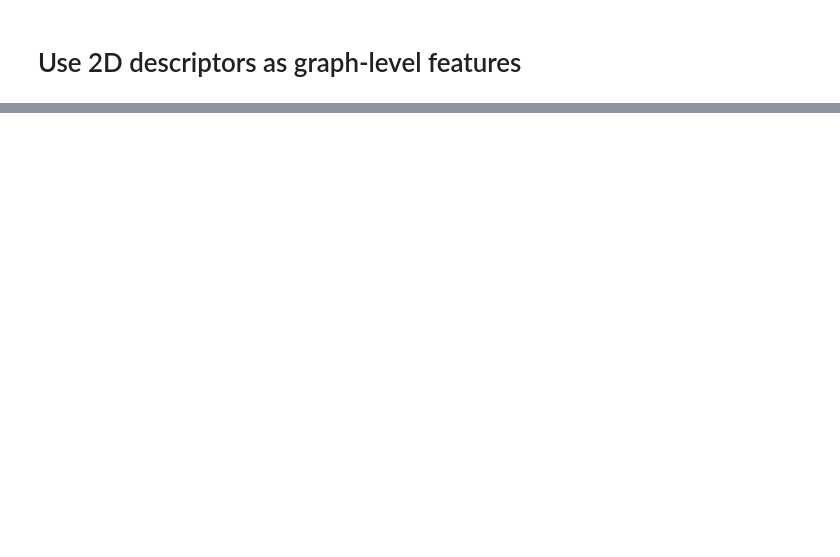
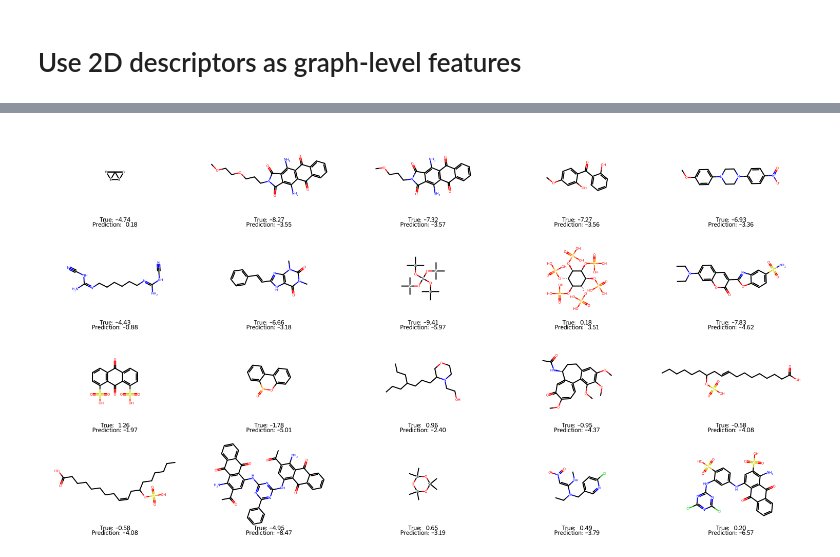
Before and after one commit to ManuelGehl/molecule_solubility, a Jupyter notebook: scripts/graph_models.ipynb, the cells around one changed output, grey strips where cells are left out. Drawn from its saved outputs; the diff is of its cells as text; code cells hidden in the pictures; blank space fills up the shorter version.

```diff
--- a/scripts/graph_models.ipynb
+++ b/scripts/graph_models.ipynb
@@ -819,0 +947,21 @@ RMSE graph_model: 0.871
+# %%
+# Select overestimated and underestimated entries
+top10_underestimated = error_analysis_df.sort_values(by="residual").iloc[:10,].loc[:, ["Name", "SMILES", "solubility", "prediction"]]
+top10_overestimated = error_analysis_df.sort_values(by="residual").iloc[-10:,].loc[:, ["Name", "SMILES", "solubility", "prediction"]]
+# %%
+# Convert SMILES strings to molecule objects
+molecules = []
+legends = []
+for index, row in top10_underestimated.iterrows():
+    mol = MolFromSmiles(row['SMILES'])
+    molecules.append(mol)
+    legends.append(f"True: {row["solubility"]: .2f}\nPrediction: {row["prediction"]: .2f}")
+
+for index, row in top10_overestimated.iterrows():
+    mol = MolFromSmiles(row['SMILES'])
+    molecules.append(mol)
+    legends.append(f"True: {row["solubility"]: .2f}\nPrediction: {row["prediction"]: .2f}")
+
+Draw.MolsToGridImage(molecules, molsPerRow=5, legends=legends, subImgSize=(300,200))
+# %% [output]
+[figure, added]
```
Also changed, not shown: parts of 18 cells of this notebook, 8 other files.
